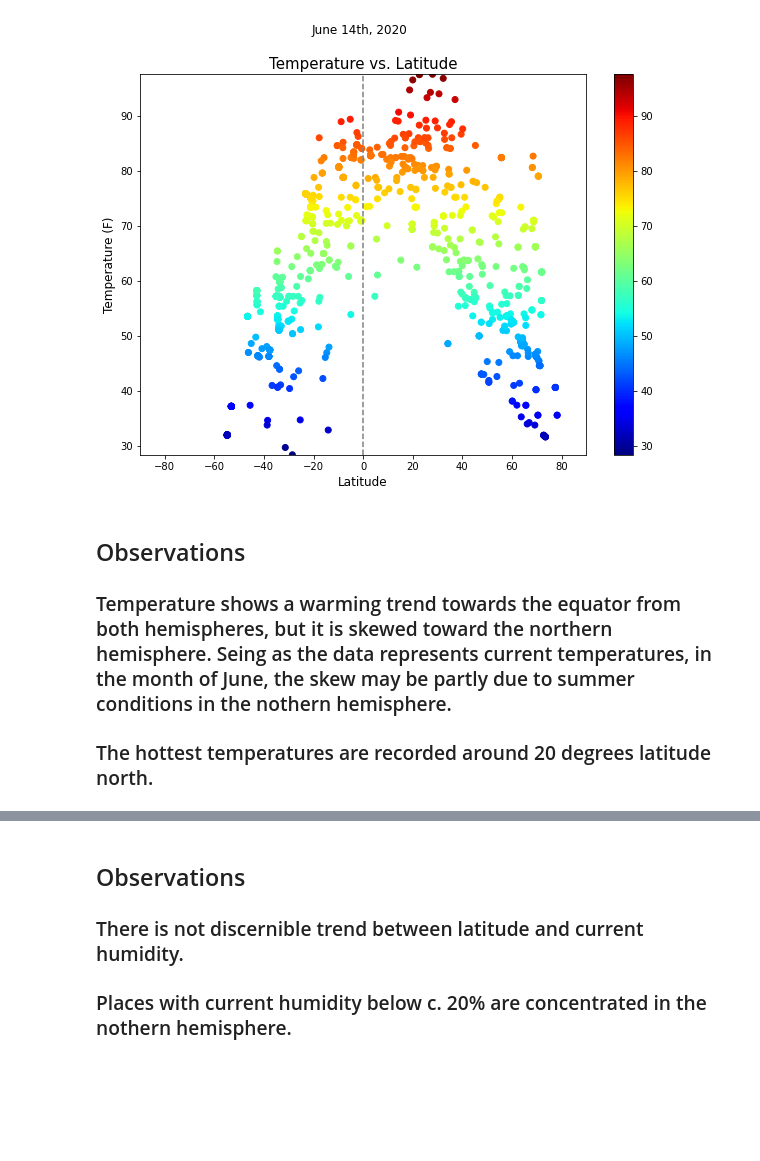
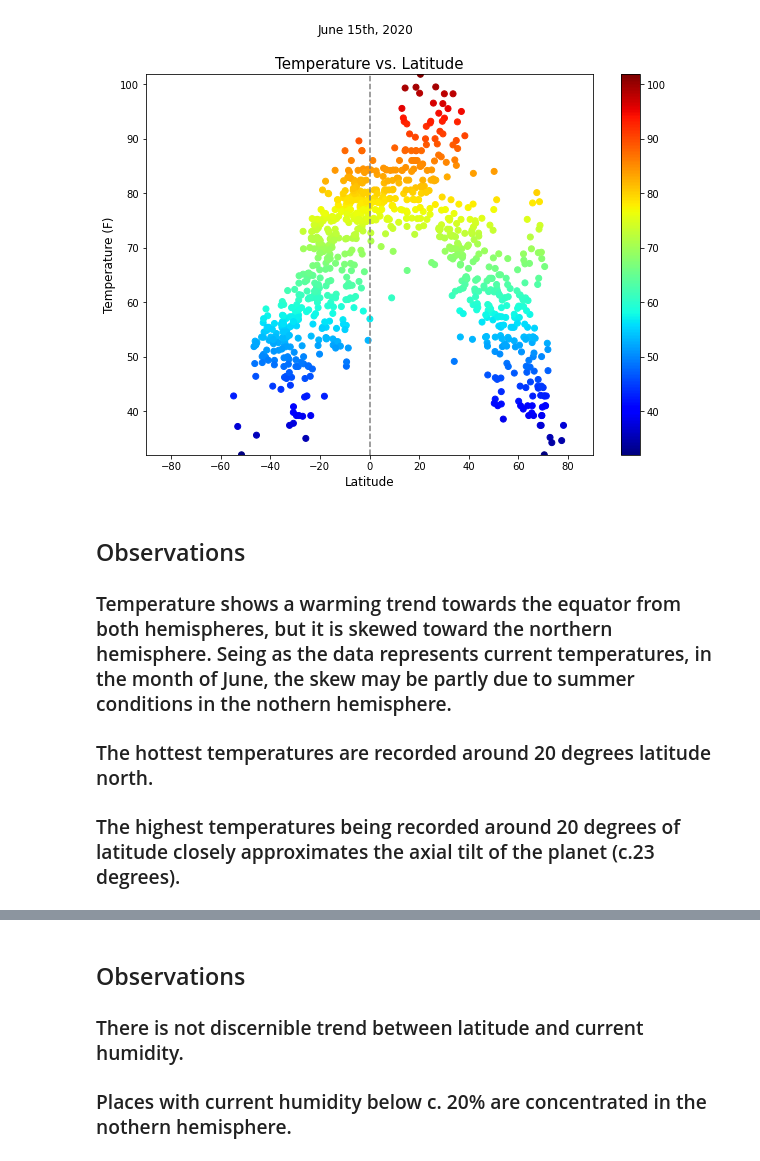
Before and after one commit to JonathanAntia/python-api-challenge, a Jupyter notebook: WeatherPy/WeatherPy.ipynb, the cells around one changed output, grey strips where cells are left out. Saved outputs shown, nothing was run; the diff lists cells and outputs as text; code cells hidden in the pictures; blank space fills up the shorter version.

Commit message:
modified selection method to guaranty at least 500 cities in df

```diff
--- a/WeatherPy/WeatherPy.ipynb
+++ b/WeatherPy/WeatherPy.ipynb
@@ -24,18 +45,3 @@ for i in range(0,len(near_lng)):
 # %%
 # use the lists above to create a DataFrame
-cities = pd.DataFrame(list(zip(near_lat,near_lng)), columns=["CitiPy Lat", "CitiPy Lng"])
+cities = pd.DataFrame(list(zip(city_names,country_codes)), columns=["City", "Country"])
-# %%
-# use citipy to locate the nearest city to the lat,lng coordinates above
-city_names = []
-country_codes = []
-for x in range(0,len(near_lat)):
-    city = citipy.nearest_city(near_lat[x],near_lng[x])
-    city_name = city.city_name
-    country = city.country_code
-    city_names.append(city_name)
-    country_codes.append(country)
-# %%
-# add the city names to the DataFrame
-cities["City"] = city_names
-cities["Country Code"] = country_codes
-cities.head()
@@ -65,11 +64,11 @@ response_data = []
 # store names of cities with missing data in this list
 missing_field = []
 
-# counter for api allowance of 60 calls per minute
+# counter for api allowance of maximum 60 calls per minute
 call_counter = 0
 
 # this loops makes api requests from openweatherapi
-for i in range(0,len(near_lat)):
+for i in range(0,len(city_names)):
     response = requests.get(f'{query_url}{city_names[i]},{country_codes[i]}&APPID={api_key}&units={units}')
     response_data.append(response)
     weather = response.json()
@@ -84,6 +83,8 @@ for i in range(0,len(near_lat)):
         humidity.append(weather["main"]["humidity"])
         cloudiness.append(weather["clouds"]["all"])
         wind_speed.append(weather["wind"]["speed"])
+        print(f'{i}) {city_names[i]} has weather info... adding to list!')
     except:
         missing_field.append(city_names[i])
+        print(f'{i}) {city_names[i]} has missing info... skipping!')
         pass
@@ -110,23 +129,25 @@ weather_data.head()
 # %%
 # make scatter plot of Temperature vs Latitude
 fig,ax = plt.subplots(figsize=(10,7))
 chart = ax.scatter(
     weather_data["Latitude"],weather_data['Temperature (F)'],c=weather_data['Temperature (F)'],cmap=plt.cm.jet)
 fig.colorbar(chart, ax=ax)
 plt.xlabel("Latitude", fontsize=12)
 plt.ylabel("Temperature (F)", fontsize=12)
 plt.title("Temperature vs. Latitude", fontsize=15)
-plt.suptitle("June 14th, 2020",x=0.43,fontsize=12)
+plt.suptitle("June 15th, 2020",x=0.43,fontsize=12)
 plt.xlim(-90,90)
 plt.vlines(0,weather_data['Temperature (F)'].min(),weather_data['Temperature (F)'].max(),linestyles='dashed',colors='gray')
 plt.ylim(weather_data['Temperature (F)'].min(),weather_data['Temperature (F)'].max())
+plt.savefig("Weather_Output/Temperature_vs_Latitude.png")
 plt.show()
 # %% [output]
-[figure, old version]
+[figure, new version]
 # %% [markdown]
 ## Observations
 ### Temperature shows a warming trend towards the equator from both hemispheres, but it is skewed toward the northern hemisphere. Seing as the data represents current temperatures, in the month of June, the skew may be partly due to summer conditions in the nothern hemisphere.
 ### The hottest temperatures are recorded around 20 degrees latitude north.
+### The highest temperatures being recorded around 20 degrees of latitude closely approximates the axial tilt of the planet (c.23 degrees).
 # %%
 # make scatter plot of Humidity vs Latitude
 fig,ax = plt.subplots(figsize=(10,7))
```
Also changed, not shown: parts of 22 cells of this notebook.
